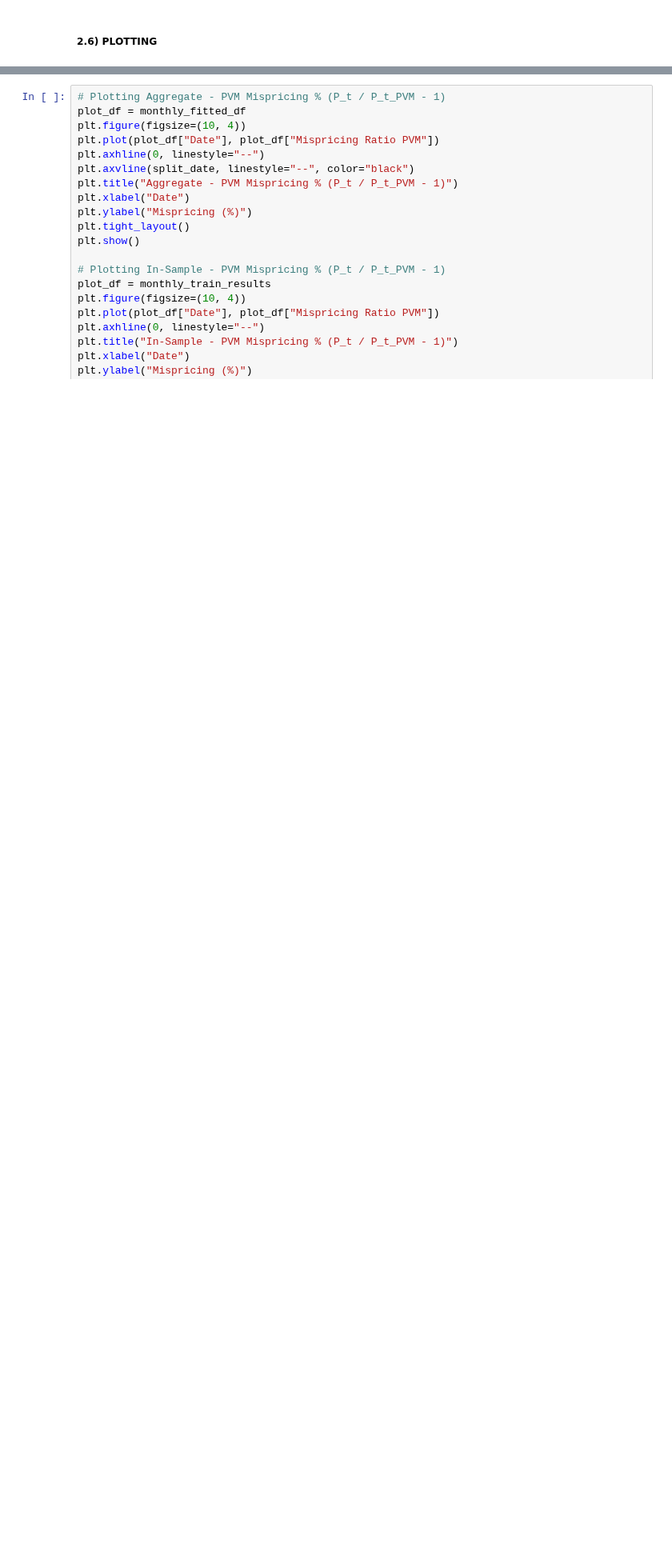
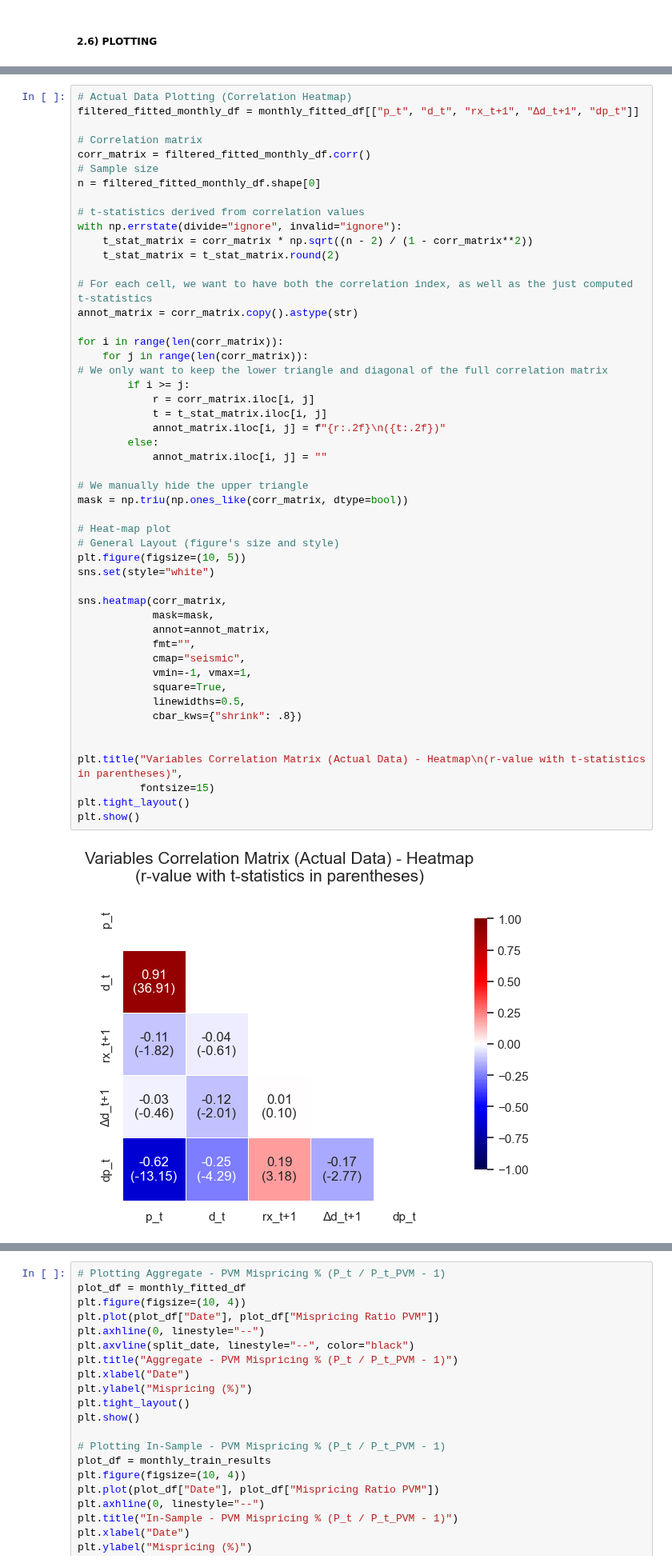
Before and after one commit to EliaLand/Martingale_FVM_AssetPricing, a Jupyter notebook: Part 2/main_FVM_upgraded.ipynb, the cells around one changed output, grey strips where cells are left out. Shown at 80% size. Cells and saved outputs as stored; diff of their text form; blank space fills up the shorter version.

Commit message:
dividend plots

```diff
--- a/Part 2/main_FVM_upgraded.ipynb
+++ b/Part 2/main_FVM_upgraded.ipynb
@@ -511,2 +463,54 @@ plt.show()
+# %%
+# Actual Data Plotting (Correlation Heatmap)
+filtered_fitted_monthly_df = monthly_fitted_df[["p_t", "d_t", "rx_t+1", "Δd_t+1", "dp_t"]]
+
+# Correlation matrix
+corr_matrix = filtered_fitted_monthly_df.corr()
+# Sample size
+n = filtered_fitted_monthly_df.shape[0]
+
+# t-statistics derived from correlation values
+with np.errstate(divide="ignore", invalid="ignore"):
+    t_stat_matrix = corr_matrix * np.sqrt((n - 2) / (1 - corr_matrix**2))
+    t_stat_matrix = t_stat_matrix.round(2)
+
+# For each cell, we want to have both the correlation index, as well as the just computed t-statistics
+annot_matrix = corr_matrix.copy().astype(str)
+
+for i in range(len(corr_matrix)):
+    for j in range(len(corr_matrix)):
+# We only want to keep the lower triangle and diagonal of the full correlation matrix
+        if i >= j:
+            r = corr_matrix.iloc[i, j]
+            t = t_stat_matrix.iloc[i, j]
+            annot_matrix.iloc[i, j] = f"{r:.2f}\n({t:.2f})"
+        else:
+            annot_matrix.iloc[i, j] = ""
+
+# We manually hide the upper triangle
+mask = np.triu(np.ones_like(corr_matrix, dtype=bool))
+
+# Heat-map plot
+# General Layout (figure's size and style)
+plt.figure(figsize=(10, 5))
+sns.set(style="white")
+
+sns.heatmap(corr_matrix,
+            mask=mask,
+            annot=annot_matrix,
+            fmt="",
+            cmap="seismic",
+            vmin=-1, vmax=1,
+            square=True,
+            linewidths=0.5,
+            cbar_kws={"shrink": .8})
+
+
+plt.title("Variables Correlation Matrix (Actual Data) - Heatmap\n(r-value with t-statistics in parentheses)",
+          fontsize=15)
+plt.tight_layout()
+plt.show()
+# %% [output]
+[figure, added]
 # %%
 # Forecasted Data Plotting (Correlation Heatmap)
```
Also changed, not shown: parts of 5 cells of this notebook.
